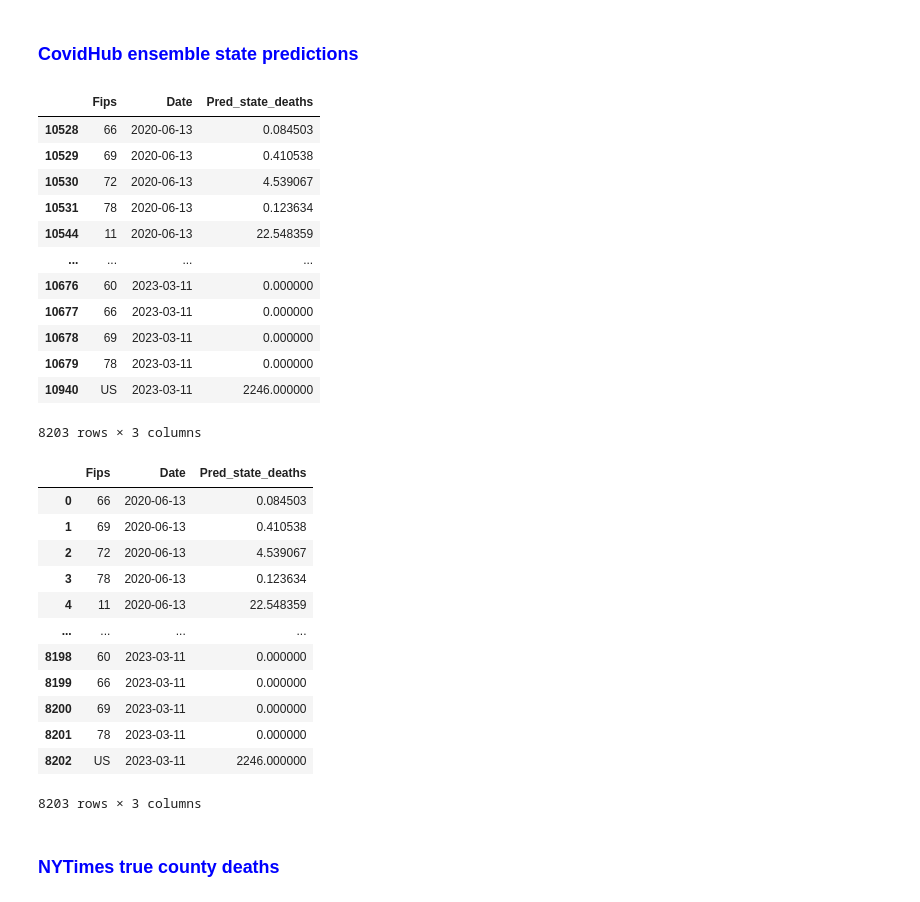
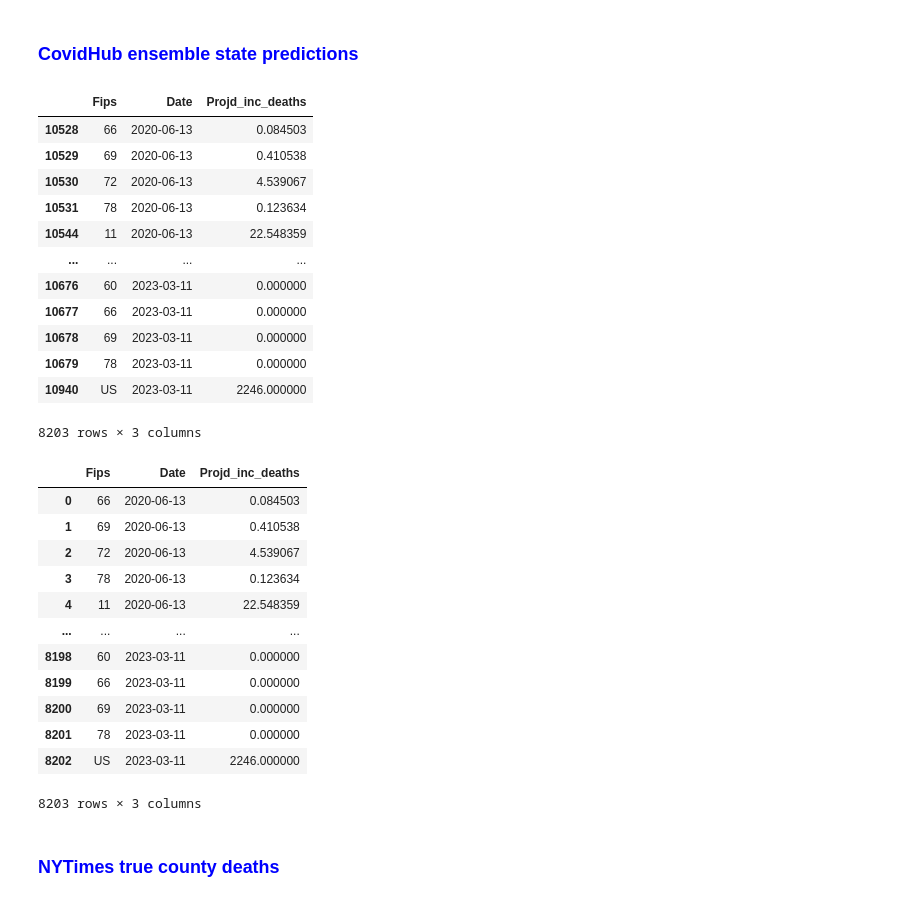
Before and after one commit to katfish666/EpSampling, a Jupyter notebook: notebooks/20240926_25_redoing_dataset.ipynb, the cells around one changed output. Drawn from its saved outputs; the diff is of its cells as text; code cells hidden in the pictures.

```diff
--- a/notebooks/20240926_25_redoing_dataset.ipynb
+++ b/notebooks/20240926_25_redoing_dataset.ipynb
@@ -35,35 +35,35 @@ files = glob.glob(f'{my_dir}/*.csv')
 
 types = ['point']
 targets = ['1 wk ahead inc death']
 
 all_dfs = []
 for f in tqdm(files,total=len(files)):
     df = pd.read_csv(f)
     ## Choose which types (only point for now)
     df = df[df.type=='point']
     ## Only 1 wk ahead inc
     df = df[df.target.isin(targets)]
     all_dfs.append(df)
 df_all = pd.concat(all_dfs)
 
 ## REFORMAT dataframe ...
 ## choose cols
 df = df_all[['location','target_end_date','value']]
 ## rename cols
 df.rename({'location':'Fips',
            'target_end_date':'Date',
-           'value':'Pred_state_deaths'}, axis=1, inplace=True)
+           'value':'Projd_inc_deaths'}, axis=1, inplace=True)
 ## dtype check: good
 
 ## SAVE CSV!
 fpath = os.path.join(DATA_DIR,'processed',f'formatted_COVIDhub-ensemble_{DT}.csv')
 df.to_csv(fpath,index=False)
 
 ## READ BACK AND CHECK
 dff = pd.read_csv(fpath)
 display(df, dff)
 # %% [output]
-|  | Fips | Date | Pred_state_deaths |
+|  | Fips | Date | Projd_inc_deaths |
 | 10528 | 66 | 2020-06-13 | 0.084503 |
 | 10529 | 69 | 2020-06-13 | 0.410538 |
 | 10530 | 72 | 2020-06-13 | 4.539067 |
@@ -76,7 +76,7 @@ display(df, dff)
 | 10679 | 78 | 2023-03-11 | 0.000000 |
 | 10940 | US | 2023-03-11 | 2246.000000 |
 8203 rows × 3 columns
-|  | Fips | Date | Pred_state_deaths |
+|  | Fips | Date | Projd_inc_deaths |
 | 0 | 66 | 2020-06-13 | 0.084503 |
 | 1 | 69 | 2020-06-13 | 0.410538 |
 | 2 | 72 | 2020-06-13 | 4.539067 |
```
Also changed, not shown: parts of 1 cell of this notebook, 5 other files.
